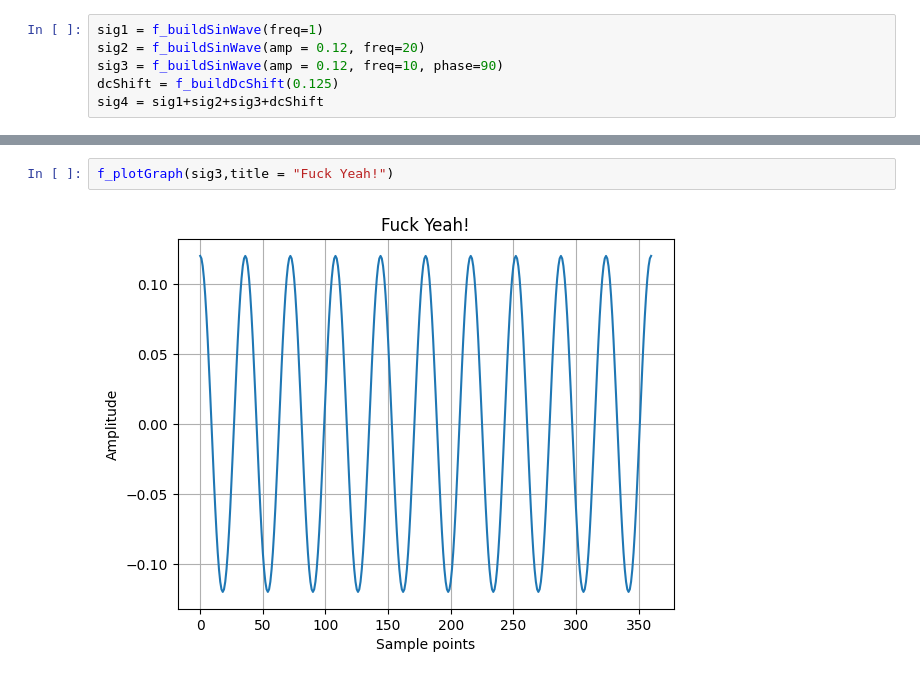
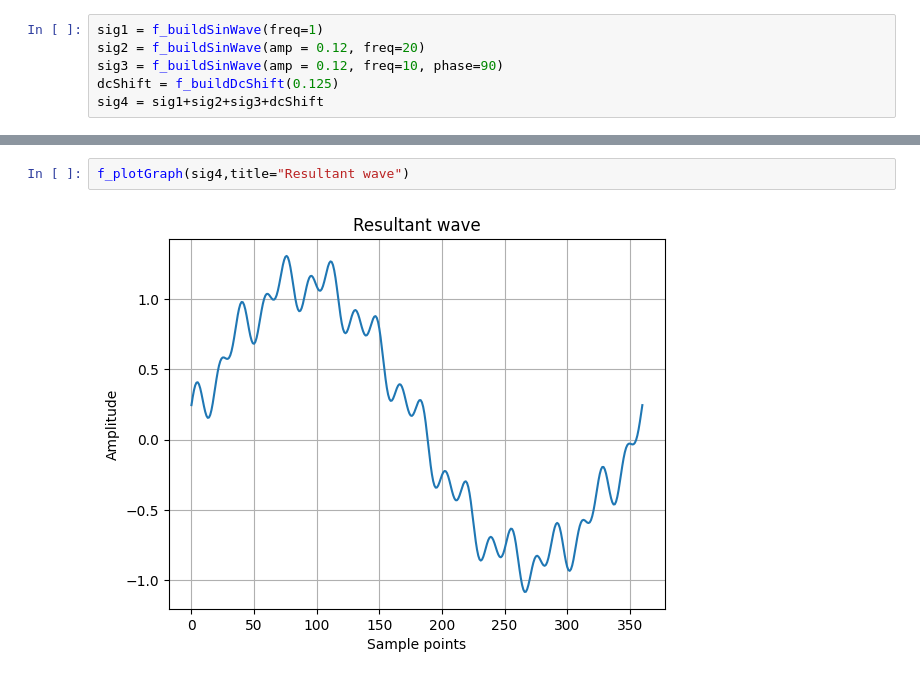
Before and after one commit to rahul-siva-prasad/py-fourier, a Jupyter notebook: main.ipynb, the cells around one changed output, grey strips where cells are left out. Cells and saved outputs as stored; diff of their text form.

```diff
--- a/main.ipynb
+++ b/main.ipynb
@@ -15,4 +15,4 @@ f_plotGraph(*sigs,title = "Harmonics !!!")
-# %%
-f_plotGraph(sig3,title = "Fuck Yeah!")
-# %% [output]
-[figure, removed]
+# %%
+f_plotGraph(sig4,title="Resultant wave")
+# %% [output]
+[figure, added]
```
Also changed, not shown: parts of 2 cells of this notebook, 2 other files.
